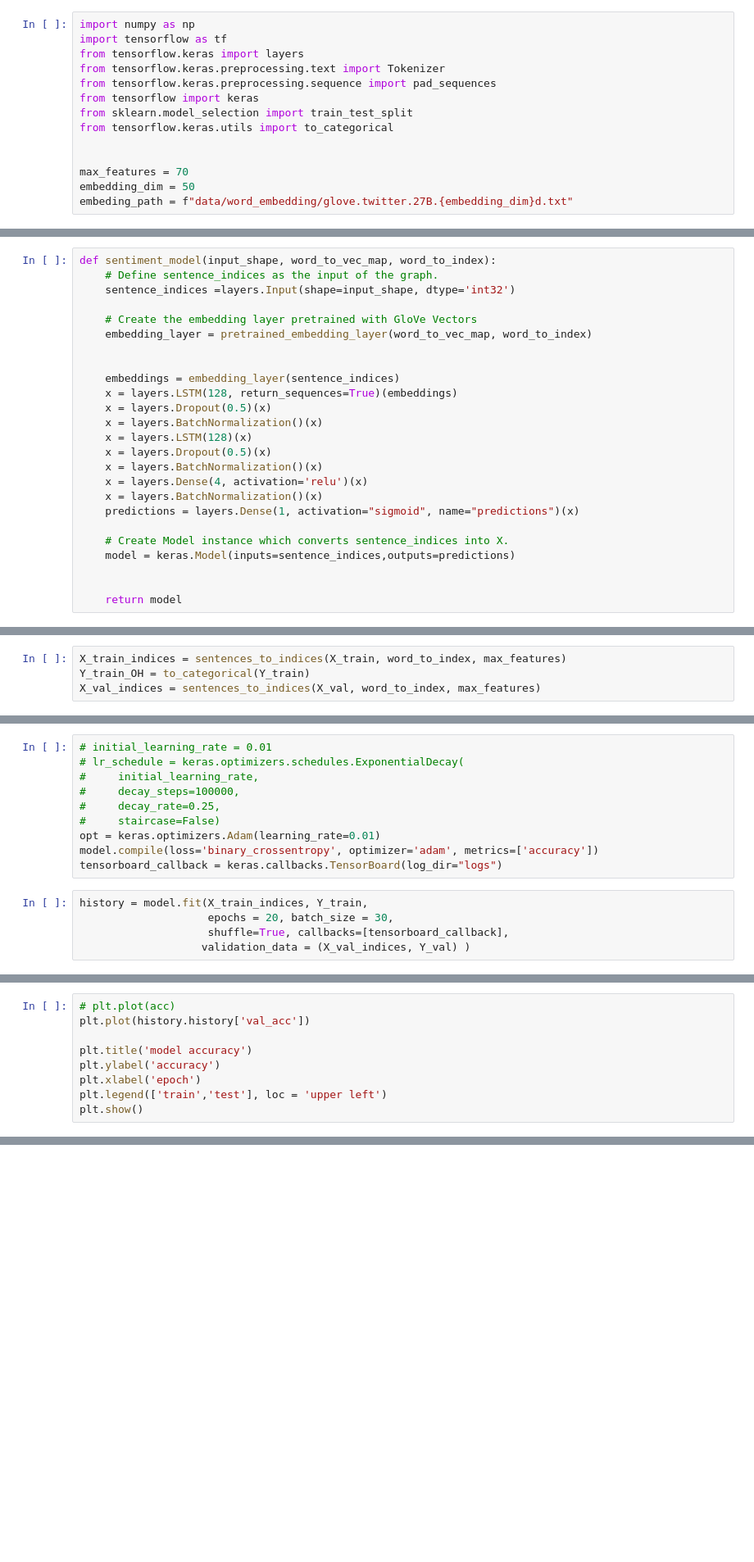
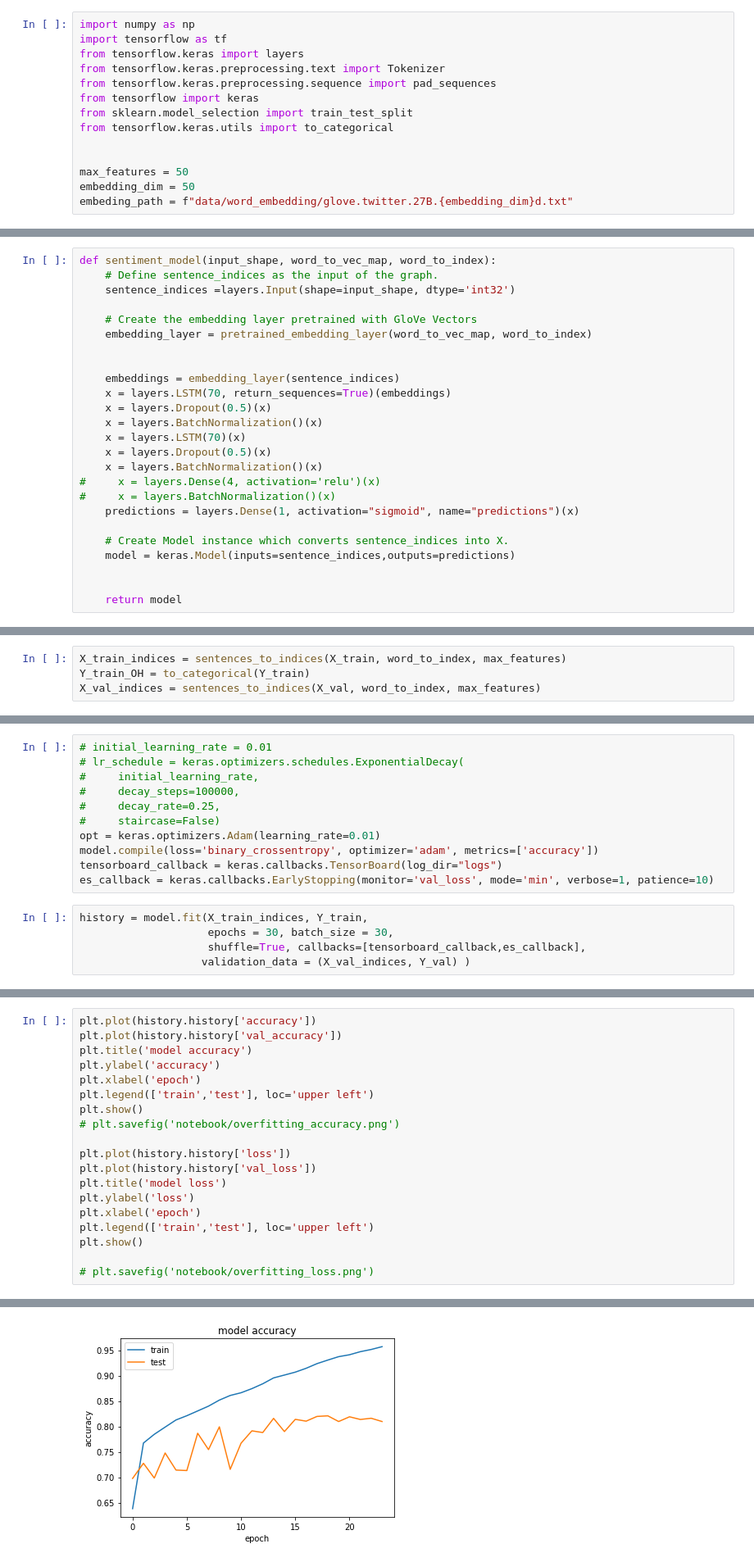
Before and after one commit to shashank1558/Sentiment-Analysis-with-RNN-and-LSTM, a Jupyter notebook: notebook/Experiment.ipynb, the cells around one changed output, grey strips where cells are left out. Shown: that part at 82% size. Cells and saved outputs as stored; diff of their text form; blank space fills up the shorter version.

```diff
--- a/notebook/Experiment.ipynb
+++ b/notebook/Experiment.ipynb
@@ -122,7 +126,7 @@ from sklearn.model_selection import train_test_split
 from tensorflow.keras.utils import to_categorical
 
 
-max_features = 70
+max_features = 50
 embedding_dim = 50
 embeding_path = f"data/word_embedding/glove.twitter.27B.{embedding_dim}d.txt"
 # %%
@@ -239,14 +243,14 @@ def sentiment_model(input_shape, word_to_vec_map, word_to_index):
 
 
     embeddings = embedding_layer(sentence_indices)
-    x = layers.LSTM(128, return_sequences=True)(embeddings)
+    x = layers.LSTM(70, return_sequences=True)(embeddings)
     x = layers.Dropout(0.5)(x)
     x = layers.BatchNormalization()(x)
-    x = layers.LSTM(128)(x)
+    x = layers.LSTM(70)(x)
     x = layers.Dropout(0.5)(x)
     x = layers.BatchNormalization()(x)
-    x = layers.Dense(4, activation='relu')(x)
-    x = layers.BatchNormalization()(x)
+#     x = layers.Dense(4, activation='relu')(x)
+#     x = layers.BatchNormalization()(x)
     predictions = layers.Dense(1, activation="sigmoid", name="predictions")(x)
 
     # Create Model instance which converts sentence_indices into X.
@@ -319,10 +316,11 @@ print(X_train_indices[1])
 opt = keras.optimizers.Adam(learning_rate=0.01)
 model.compile(loss='binary_crossentropy', optimizer='adam', metrics=['accuracy'])
 tensorboard_callback = keras.callbacks.TensorBoard(log_dir="logs")
+es_callback = keras.callbacks.EarlyStopping(monitor='val_loss', mode='min', verbose=1, patience=10)
 # %%
 history = model.fit(X_train_indices, Y_train,
-                    epochs = 20, batch_size = 30,
-                    shuffle=True, callbacks=[tensorboard_callback],
+                    epochs = 30, batch_size = 30,
+                    shuffle=True, callbacks=[tensorboard_callback,es_callback],
                    validation_data = (X_val_indices, Y_val) )
 # %% [output]
 Train on 30970 samples, validate on 4197 samples
@@ -355,10 +343,20 @@ Test accuracy =  0.8084802
 # %%
-# plt.plot(acc)
-plt.plot(history.history['val_acc'])
-
+plt.plot(history.history['accuracy'])
+plt.plot(history.history['val_accuracy'])
 plt.title('model accuracy')
 plt.ylabel('accuracy')
 plt.xlabel('epoch')
-plt.legend(['train','test'], loc = 'upper left')
+plt.legend(['train','test'], loc='upper left')
 plt.show()
+# plt.savefig('notebook/overfitting_accuracy.png')
+
+plt.plot(history.history['loss'])
+plt.plot(history.history['val_loss'])
+plt.title('model loss')
+plt.ylabel('loss')
+plt.xlabel('epoch')
+plt.legend(['train','test'], loc='upper left')
+plt.show()
+
+# plt.savefig('notebook/overfitting_loss.png')
 # %% [output]
@@ -365,0 +363 @@ KeyError: 'val_acc'
+[figure, added]
```
Also changed, not shown: parts of 7 cells of this notebook, 13 other files.
